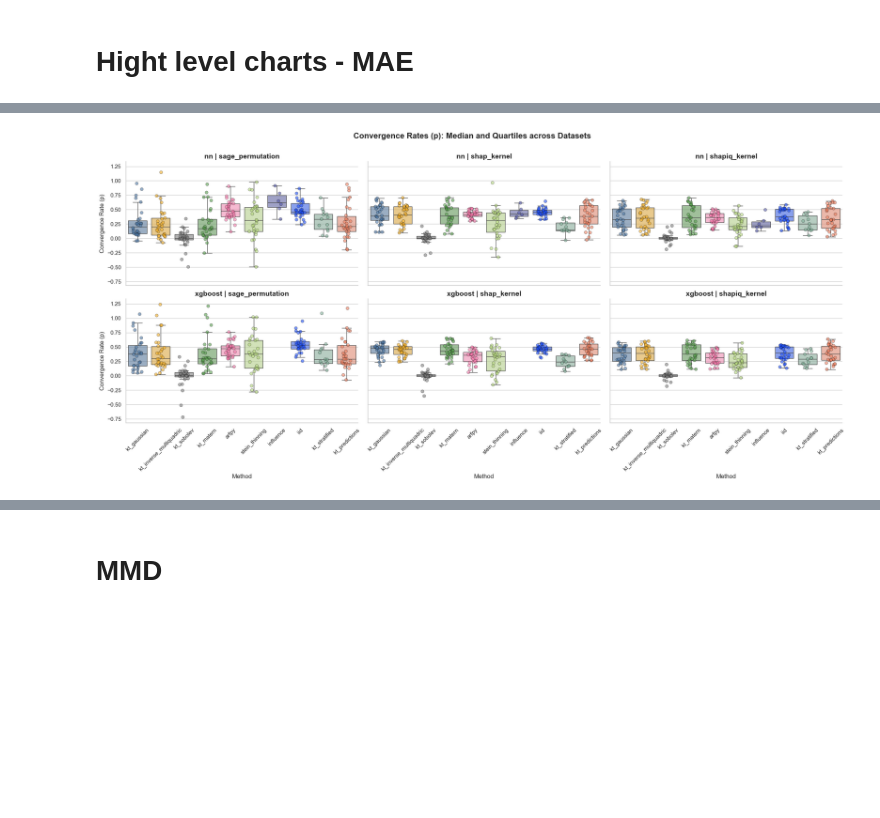
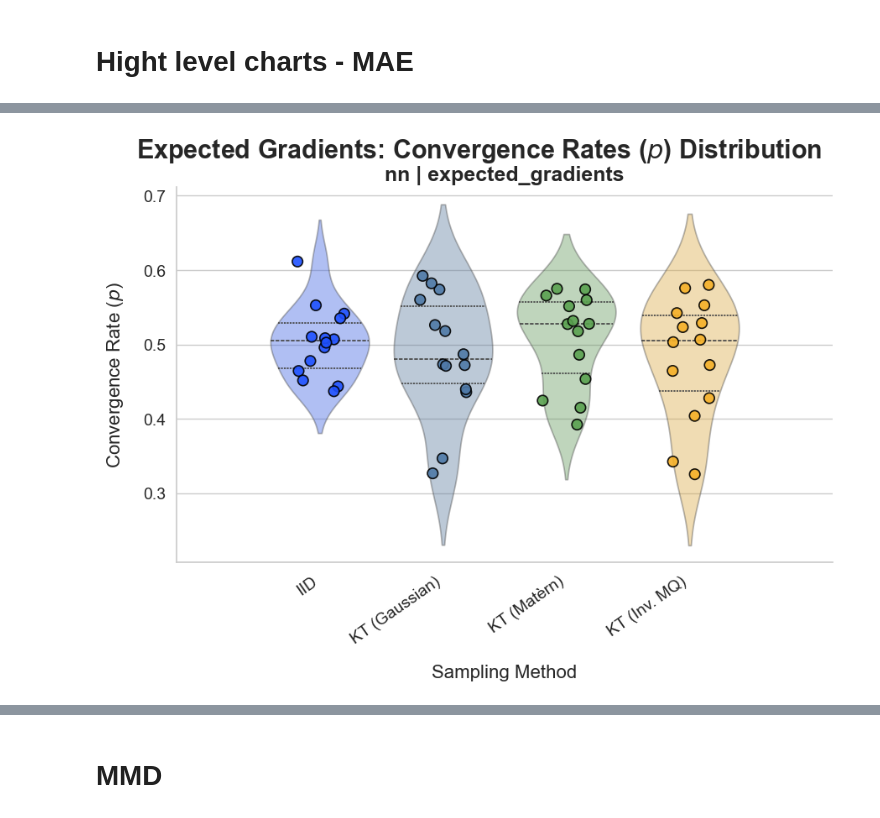
Before and after one commit to kateqwerty001/bsc-compress-then-explain, a Jupyter notebook: visualizations/rates.ipynb, the cells around one changed output, grey strips where cells are left out. Drawn from its saved outputs; the diff is of its cells as text; code cells hidden in the pictures; blank space fills up the shorter version.

Commit message:
rates mae update

```diff
--- a/visualizations/rates.ipynb
+++ b/visualizations/rates.ipynb
@@ -3,7 +3,6 @@ import numpy as np
 import pandas as pd
 # %%
 results_aggregated = pd.read_csv("../package_metadata/results_strat_aggregation.csv")
-results_aggregated['mmd_mean'] = np.sqrt(results_aggregated['mmd_mean']) # we stored squared MMD
 # %%
 import numpy as np
 import pandas as pd
@@ -11,17 +10,17 @@ from sklearn.linear_model import LinearRegression
 
 def estimate_coefficients(group):
     """
-    We Fit log(mmd) = log(C) - p * log(n)
+    We Fit log(mae) = log(C) - p * log(n)
     Returns a Series with p and C.
     """
-    group = group.dropna(subset=['target_size', 'mmd_mean'])
-    group = group[(group['target_size'] > 0) & (group['mmd_mean'] > 0)]
+    group = group.dropna(subset=['target_size', 'mae_mean'])
+    group = group[(group['target_size'] > 0) & (group['mae_mean'] > 0)]
 
     if len(group) < 2:
         return pd.Series({'p': np.nan, 'C': np.nan})
 
     log_n = np.log(group['target_size'].values).reshape(-1, 1)
-    log_y = np.log(group['mmd_mean'].values)
+    log_y = np.log(group['mae_mean'].values)
 
     model = LinearRegression()
     model.fit(log_n, log_y)
@@ -477,38 +309,40 @@ coeffs_df_other = coeffs_df[coeffs_df["explainer_total"] != "expected_gradients"
 # %%
 import matplotlib.pyplot as plt
 import seaborn as sns
+import os
 
-sns.set_theme(style="whitegrid")
+display_names = {
+    "iid": "IID",
+    "kt_gaussian": "KT (Gaussian)",
+    "kt_matern": "KT (Matèrn)",
+    "kt_inverse_multiquadric": "KT (Inv. MQ)"
+}
+xtick_labels = [display_names.get(m, m) for m in method_order]
 
-available_methods = coeffs_df_other["method_total"].unique()
-method_order = [m for m in method_colors.keys() if m in available_methods]
+sns.set_theme(style="whitegrid", font_scale=1.3)
 
 g = sns.FacetGrid(
-    coeffs_df_other,
+    coeffs_df_exp_grads,
     col="explainer_total",
     row="model_name",
     sharey=True,
-    height=5,
-    aspect=1.4
+    height=6,
+    aspect=1.5
 )
 
-def draw_boxplot_with_points(data, **kwargs):
+def draw_violin_plots(data, **kwargs):
     ax = plt.gca()
 
-    sns.boxplot(
+    sns.violinplot(
         data=data,
         x="method_total",
         y="p",
         order=method_order,
         palette=method_colors,
-        fliersize=0,
-        linewidth=1,
+        inner="quartile",
+        alpha=0.4,
         ax=ax
     )
-
-    for patch in ax.patches:
-        r, g_col, b, a = patch.get_facecolor()
-        patch.set_facecolor((r, g_col, b, 0.6))
 
     sns.stripplot(
         data=data,
@@ -518,26 +352,32 @@ def draw_boxplot_with_points(data, **kwargs):
         hue="method_total",
         palette=method_colors,
         jitter=0.2,
-        size=6,
-        alpha=0.6,
+        size=9,
+        alpha=0.9,
+        linewidth=1.2,
         edgecolor="black",
-        linewidth=0.5,
         legend=False,
         ax=ax
     )
 
-g.map_dataframe(draw_boxplot_with_points)
+g.map_dataframe(draw_violin_plots)
 
-g.set_axis_labels("Method", "Convergence Rate (p)", fontsize=12)
-g.set_titles(row_template="{row_name}", col_template="{col_name}", size=14, weight='bold')
+g.set_axis_labels("Sampling Method", "Convergence Rate ($p$)", fontsize=16, labelpad=15)
+g.set_titles(row_template="{row_name}", col_template="{col_name}", size=18, weight='bold')
 
 for ax in g.axes.flat:
-    ax.tick_params(axis='x', rotation=45)
+    ax.set_xticks(range(len(method_order)))
+    ax.set_xticklabels(xtick_labels, rotation=35, ha='right', fontsize=14)
+    ax.tick_params(axis='y', labelsize=14)
     ax.xaxis.grid(False)
+    ax.margins(x=0.2)
 
-plt.tight_layout()
-plt.subplots_adjust(top=0.9)
-g.fig.suptitle("Convergence Rates (p): Median and Quartiles across Datasets", fontsize=16, fontweight='bold')
+plt.subplots_adjust(top=0.88, hspace=0.4, wspace=0.25)
+g.fig.suptitle("Expected Gradients: Convergence Rates ($p$) Distribution",
+               fontsize=22, fontweight='bold', y=0.98)
+
+os.makedirs("rates", exist_ok=True)
+plt.savefig("rates/expected_gradients_convergence_violin.pdf", bbox_inches="tight", dpi=300)
 
 plt.show()
 # %% [output]
@@ -561 +387 @@ Passing `palette` without assigning `hue` is deprecated and will be removed in v
-[figure, old version]
+[figure, new version]
```
Also changed, not shown: parts of 11 cells of this notebook, 11 other files.
